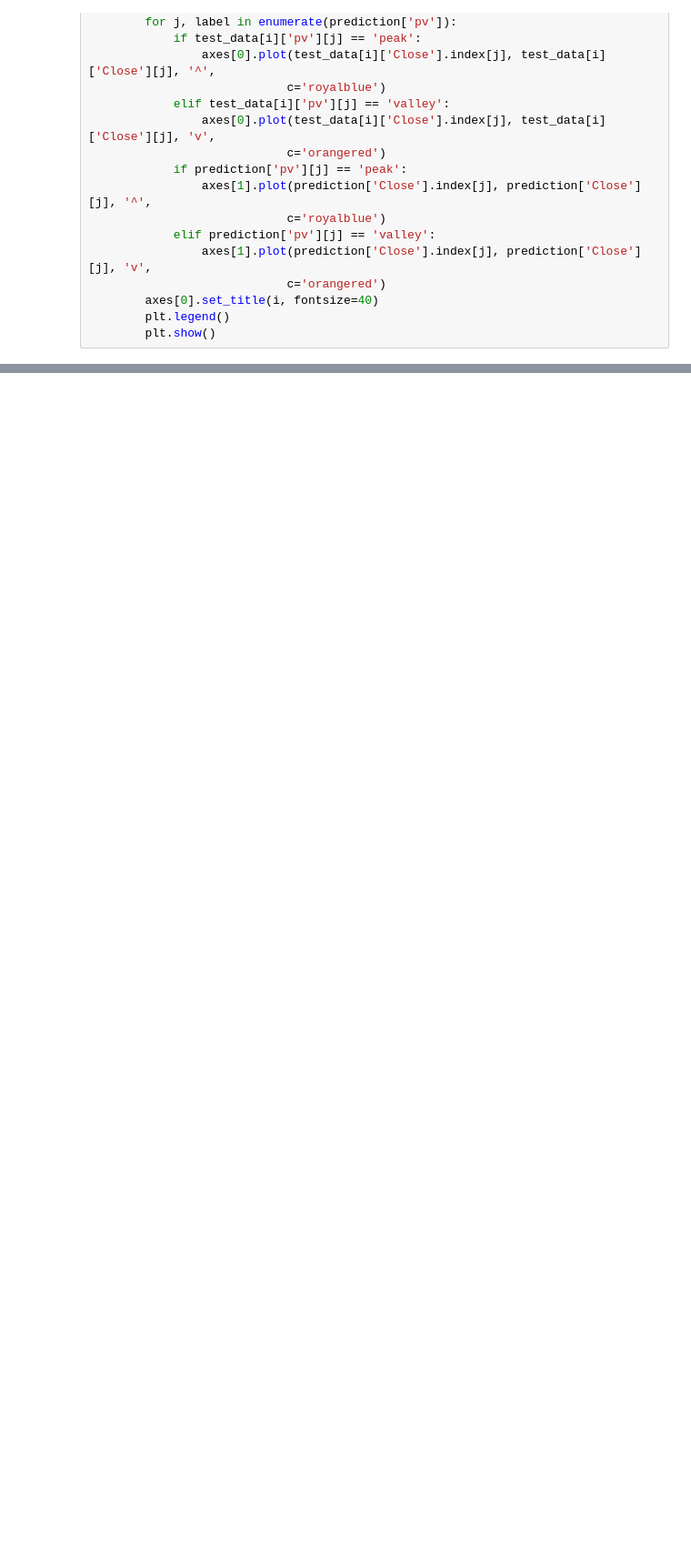
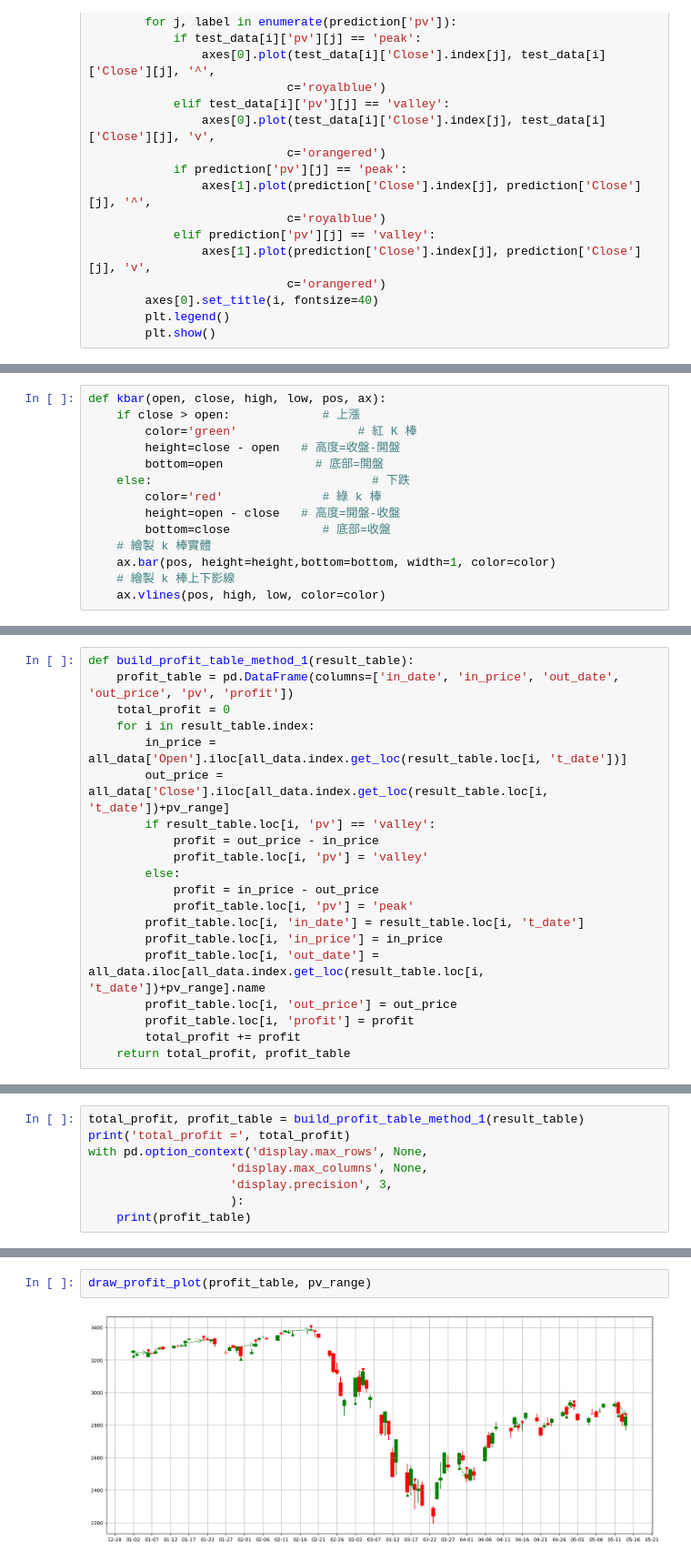
Before and after one commit to e4903180/stock_predict_backup_0506, a Jupyter notebook: sarima/FFT_price_function_sarima_version_0408.ipynb, the cells around one changed output, grey strips where cells are left out. Shown at 91% size. Cells and saved outputs as stored; diff of their text form; blank space fills up the shorter version.

```diff
--- a/sarima/FFT_price_function_sarima_version_0408.ipynb
+++ b/sarima/FFT_price_function_sarima_version_0408.ipynb
@@ -1210,0 +1165,14 @@ data_5
+# %%
+def kbar(open, close, high, low, pos, ax):
+    if close > open:             # 上漲
+        color='green'                 # 紅 K 棒
+        height=close - open   # 高度=收盤-開盤
+        bottom=open             # 底部=開盤
+    else:                               # 下跌
+        color='red'              # 綠 k 棒
+        height=open - close   # 高度=開盤-收盤
+        bottom=close             # 底部=收盤
+    # 繪製 k 棒實體
+    ax.bar(pos, height=height,bottom=bottom, width=1, color=color)
+    # 繪製 k 棒上下影線
+    ax.vlines(pos, high, low, color=color)
@@ -1210,0 +1218,20 @@ data_5
+# %%
+def build_profit_table_method_1(result_table):
+    profit_table = pd.DataFrame(columns=['in_date', 'in_price', 'out_date', 'out_price', 'pv', 'profit'])
+    total_profit = 0
+    for i in result_table.index:
+        in_price = all_data['Open'].iloc[all_data.index.get_loc(result_table.loc[i, 't_date'])]
+        out_price = all_data['Close'].iloc[all_data.index.get_loc(result_table.loc[i, 't_date'])+pv_range]
+        if result_table.loc[i, 'pv'] == 'valley':
+            profit = out_price - in_price
+            profit_table.loc[i, 'pv'] = 'valley'
+        else:
+            profit = in_price - out_price
+            profit_table.loc[i, 'pv'] = 'peak'
+        profit_table.loc[i, 'in_date'] = result_table.loc[i, 't_date']
+        profit_table.loc[i, 'in_price'] = in_price
+        profit_table.loc[i, 'out_date'] = all_data.iloc[all_data.index.get_loc(result_table.loc[i, 't_date'])+pv_range].name
+        profit_table.loc[i, 'out_price'] = out_price
+        profit_table.loc[i, 'profit'] = profit
+        total_profit += profit
+    return total_profit, profit_table
@@ -1210,0 +1369,8 @@ data_5
+# %%
+total_profit, profit_table = build_profit_table_method_1(result_table)
+print('total_profit =', total_profit)
+with pd.option_context('display.max_rows', None,
+                    'display.max_columns', None,
+                    'display.precision', 3,
+                    ):
+    print(profit_table)
@@ -1210,0 +1390,4 @@ data_5
+# %%
+draw_profit_plot(profit_table, pv_range)
+# %% [output]
+[figure, added]
```
Also changed, not shown: parts of 21 cells of this notebook, 2 other files.
